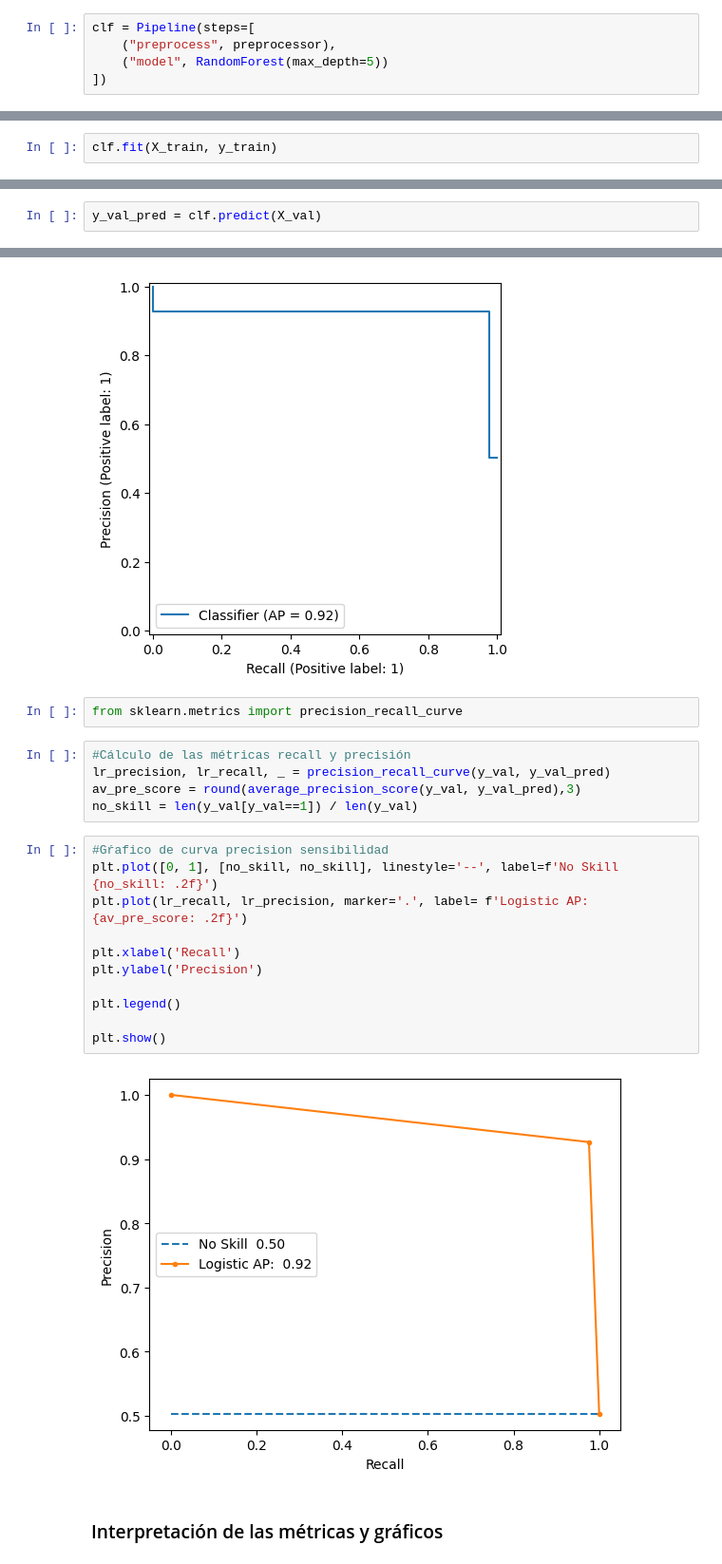
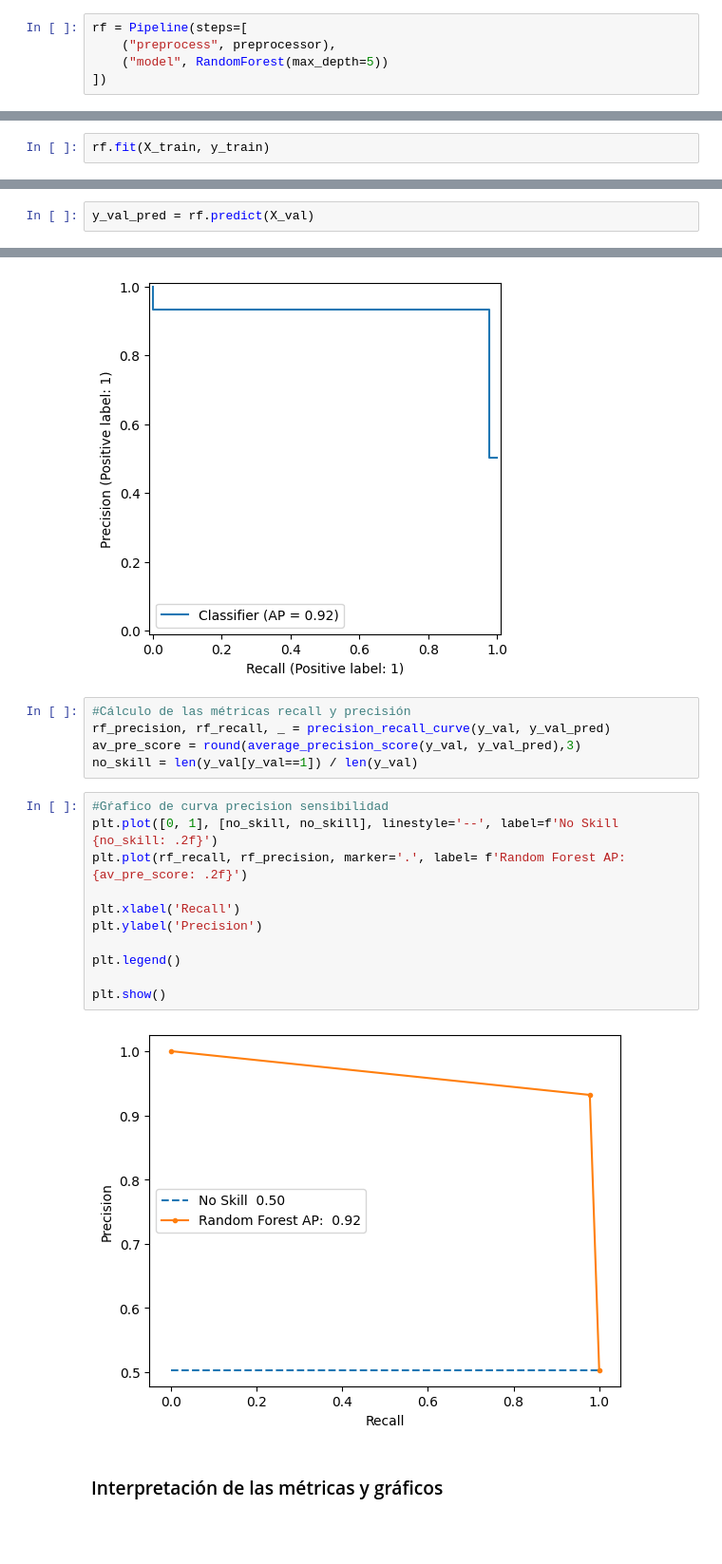
Before and after one commit to VillaltaE/Hackthon_NoCountry_65, a Jupyter notebook: data-science/Predictivo_RF_Netflix.ipynb, the cells around one changed output, grey strips where cells are left out. Shown at 95% size. Drawn from its saved outputs; the diff is of its cells as text; blank space fills up the shorter version.

```diff
--- a/data-science/Predictivo_RF_Netflix.ipynb
+++ b/data-science/Predictivo_RF_Netflix.ipynb
@@ -93,12 +101,12 @@ X_train.shape, X_test.shape
 # %%
-clf = Pipeline(steps=[
+rf = Pipeline(steps=[
     ("preprocess", preprocessor),
     ("model", RandomForest(max_depth=5))
 ])
 # %% [markdown]
 ## **Entrenar**
 # %%
-clf.fit(X_train, y_train)
+rf.fit(X_train, y_train)
 # %% [output]
 Pipeline(steps=[('preprocess',
                  ColumnTransformer(remainder='passthrough',
@@ -117,7 +126,7 @@ Pipeline(steps=[('preprocess',
 # %% [markdown]
 ### Validación del modelo a partir de un conjunto de datos
 # %%
-y_val_pred = clf.predict(X_val)
+y_val_pred = rf.predict(X_val)
 # %% [markdown]
 ### Reporte de métricas de clasificación
 # %%
@@ -188,26 +195,24 @@ from sklearn.metrics import PrecisionRecallDisplay
 PrecisionRecallDisplay.from_predictions(y_val, y_val_pred);
 # %% [output]
 [figure]
-# %%
-from sklearn.metrics import precision_recall_curve
 # %%
 #Cálculo de las métricas recall y precisión
-lr_precision, lr_recall, _ = precision_recall_curve(y_val, y_val_pred)
+rf_precision, rf_recall, _ = precision_recall_curve(y_val, y_val_pred)
 av_pre_score = round(average_precision_score(y_val, y_val_pred),3)
 no_skill = len(y_val[y_val==1]) / len(y_val)
 # %%
 #Gŕafico de curva precision sensibilidad
 plt.plot([0, 1], [no_skill, no_skill], linestyle='--', label=f'No Skill {no_skill: .2f}')
-plt.plot(lr_recall, lr_precision, marker='.', label= f'Logistic AP: {av_pre_score: .2f}')
+plt.plot(rf_recall, rf_precision, marker='.', label= f'Random Forest AP: {av_pre_score: .2f}')
 
 plt.xlabel('Recall')
 plt.ylabel('Precision')
 
 plt.legend()
 
 plt.show()
 # %% [output]
-[figure, old version]
+[figure, new version]
 # %% [markdown]
 ### Interpretación de las métricas y gráficos
 # %% [markdown]
```
Also changed, not shown: parts of 40 cells of this notebook, 2 other files.
